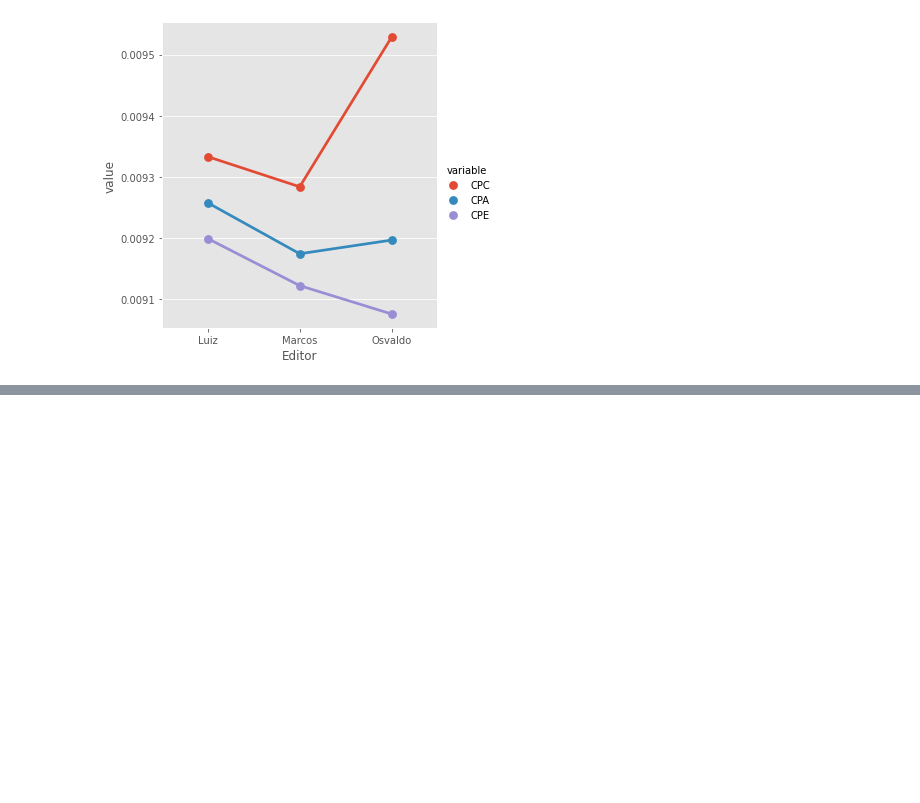
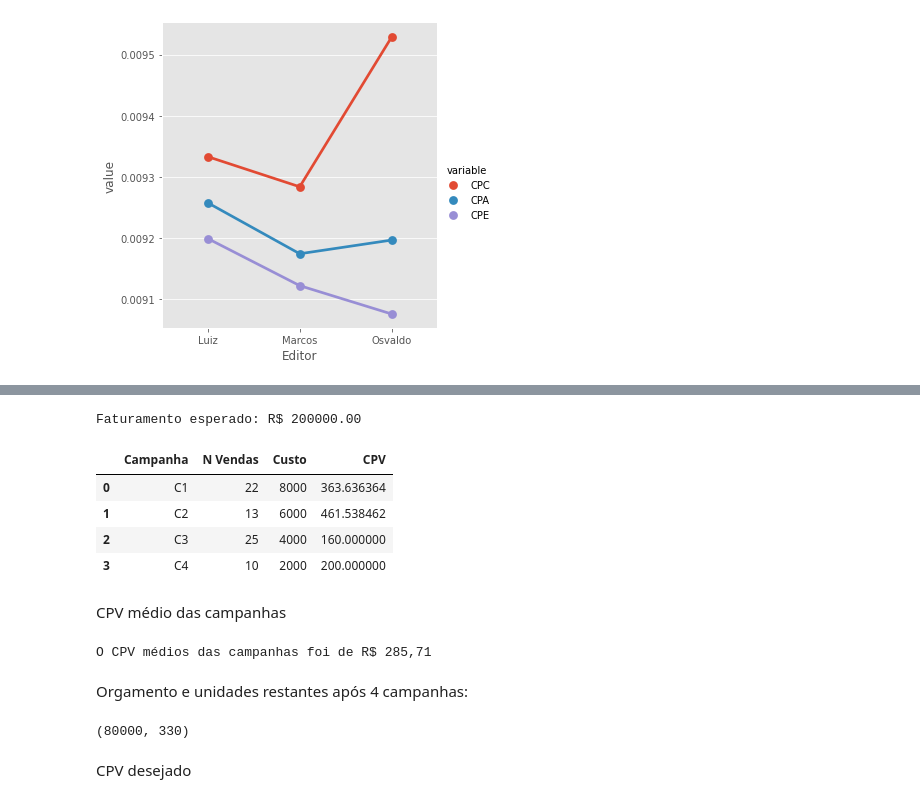
Before and after one commit to maikereis/ads, a Jupyter notebook: ads.ipynb, the cells around one changed output, grey strips where cells are left out. Drawn from its saved outputs; the diff is of its cells as text; code cells hidden in the pictures; blank space fills up the shorter version.

```diff
--- a/ads.ipynb
+++ b/ads.ipynb
@@ -301,0 +308,38 @@ g = sns.catplot(x = 'Editor', y='value',
+# %%
+
+print(f"Faturamento esperado: R$ {500 * 400 :0.2f}")
+# %% [output]
+Faturamento esperado: R$ 200000.00
+# %%
+
+df = pd.DataFrame({'Campanha':['C1','C2','C3','C4'], 'N Vendas': [22,13, 25, 10], 'Custo':[8000, 6000, 4000, 2000]})
+# Custo por venda
+df['CPV'] = df['Custo'].div(df['N Vendas'])
+df
+# %% [output]
+|  | Campanha | N Vendas | Custo | CPV |
+| 0 | C1 | 22 | 8000 | 363.636364 |
+| 1 | C2 | 13 | 6000 | 461.538462 |
+| 2 | C3 | 25 | 4000 | 160.000000 |
+| 3 | C4 | 10 | 2000 | 200.000000 |
+# %% [markdown]
+CPV médio das campanhas
+# %%
+
+custo_medio_campanhas = df['Custo'].sum()/ df['N Vendas'].sum()
+print(f"O CPV médio das campanhas foi de R${custo_medio_campanhas: 0.2f}".replace('.',','))
+# %% [output]
+O CPV médios das campanhas foi de R$ 285,71
+# %% [markdown]
+Orgamento e unidades restantes após 4 campanhas:
+# %%
+
+orcamento_inicial = 100000
+orcamento_restante = orcamento - df['Custo'].sum()
+unidades_restantes = 400 - df['N Vendas'].sum()
+
+orcamento_restante, unidades_restantes
+# %% [output]
+(80000, 330)
+# %% [markdown]
+CPV desejado
```
Also changed, not shown: parts of 5 cells of this notebook.
